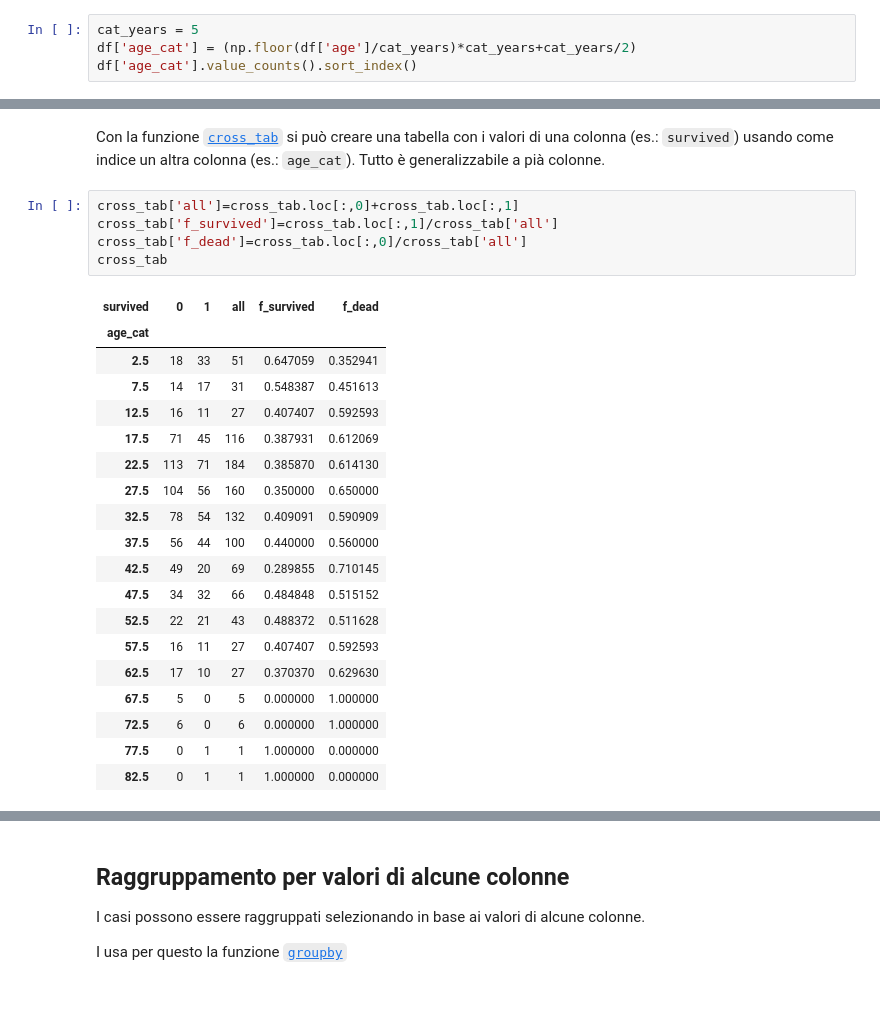
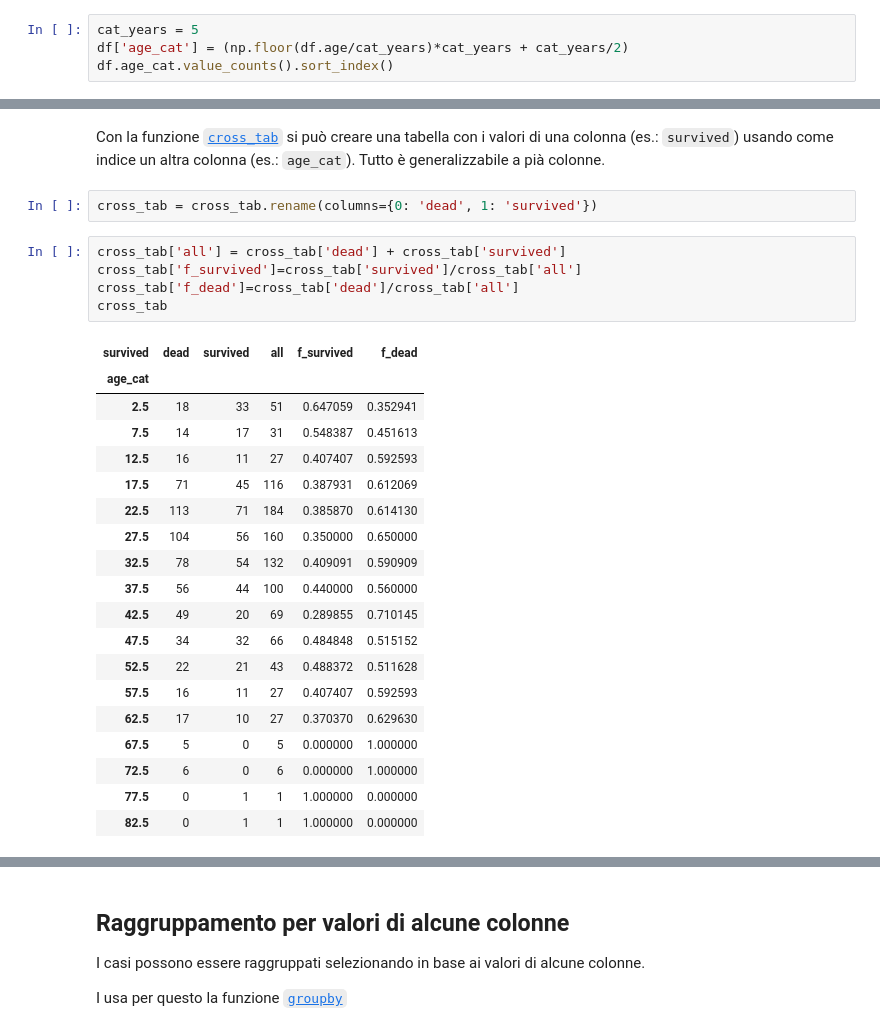
Before and after one commit to lucalista/analisi-dati-2023, a Jupyter notebook: 03.03.00__Titanic.ipynb, the cells around one changed output, grey strips where cells are left out. Drawn from its saved outputs; the diff is of its cells as text; blank space fills up the shorter version.

````diff
--- a/03.03.00__Titanic.ipynb
+++ b/03.03.00__Titanic.ipynb
@@ -359,8 +386,8 @@ plt.show()
 Nei grafici sopra abbiamo rappresentato gli istogrammi con una larghezza pari al numero di persone in ciascuna categoria (maschi o femmine; 1^, 2^, o 3^ classe). Sull'asse verticale abbiamo rappresentato la frazione, ovvero, per come l'abbiamo definita, la probabilità dell'esito (sopravvissuto o morto). **Ciasuno dei rettangoli ha l'area proporzionale al numero di persone in ciascuna categoria**. In un istogramma classico, invece, il numero di persone è rappresentato come altezza della barra.
 # %%
 cat_years = 5
-df['age_cat'] = (np.floor(df['age']/cat_years)*cat_years+cat_years/2)
-df['age_cat'].value_counts().sort_index()
+df['age_cat'] = (np.floor(df.age/cat_years)*cat_years + cat_years/2)
+df.age_cat.value_counts().sort_index()
 # %% [output]
 2.5      51
 7.5      31
@@ -407,13 +434,15 @@ cross_tab
 | 82.5 | 0 | 1 |
 # %% [markdown]
 Con la funzione [```cross_tab```](https://pandas.pydata.org/docs/reference/api/pandas.crosstab.html) si può creare una tabella con i valori di una colonna (es.: ```survived```) usando come indice un altra colonna (es.: ```age_cat```). Tutto è generalizzabile a pià colonne.
+# %%
+cross_tab = cross_tab.rename(columns={0: 'dead', 1: 'survived'})
 # %%
-cross_tab['all']=cross_tab.loc[:,0]+cross_tab.loc[:,1]
-cross_tab['f_survived']=cross_tab.loc[:,1]/cross_tab['all']
-cross_tab['f_dead']=cross_tab.loc[:,0]/cross_tab['all']
+cross_tab['all'] = cross_tab['dead'] + cross_tab['survived']
+cross_tab['f_survived']=cross_tab['survived']/cross_tab['all']
+cross_tab['f_dead']=cross_tab['dead']/cross_tab['all']
 cross_tab
 # %% [output]
-| survived | 0 | 1 | all | f_survived | f_dead |
+| survived | dead | survived | all | f_survived | f_dead |
 | age_cat |  |  |  |  |  |
 | 2.5 | 18 | 33 | 51 | 0.647059 | 0.352941 |
 | 7.5 | 14 | 17 | 31 | 0.548387 | 0.451613 |
````
Also changed, not shown: parts of 33 cells of this notebook.
